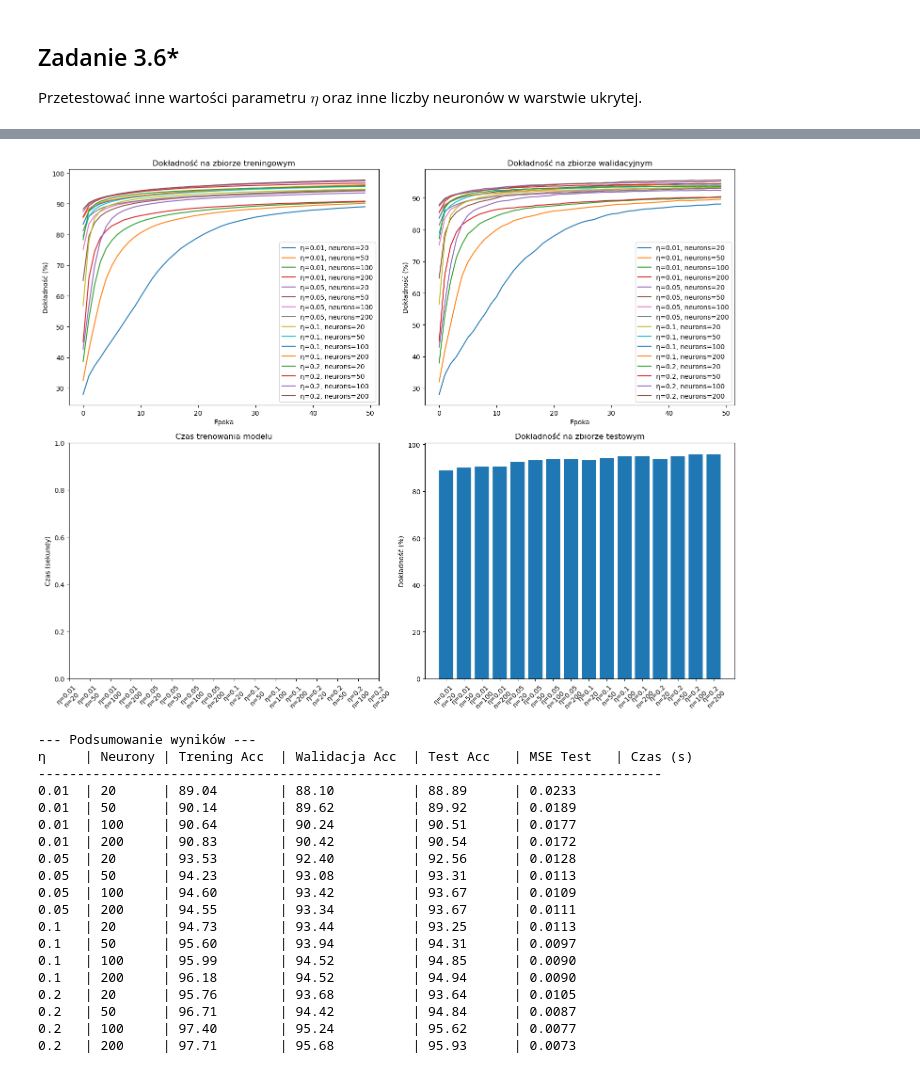
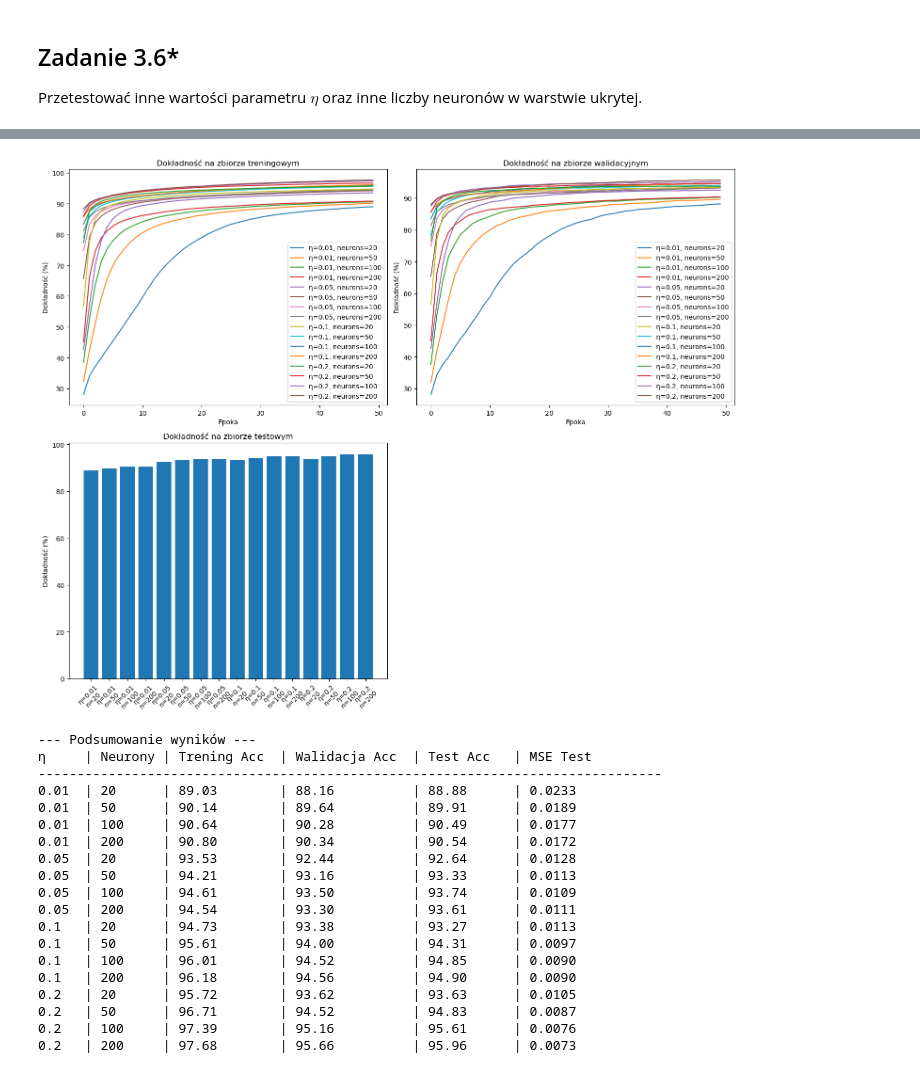
Before and after one commit to klambq/Sieci_Neuronowe_i_DL, a Jupyter notebook: laby/SNiDL_l3_v.1.0.2.ipynb, the cells around one changed output, grey strips where cells are left out. Drawn from its saved outputs; the diff is of its cells as text; code cells hidden in the pictures.

```diff
--- a/laby/SNiDL_l3_v.1.0.2.ipynb
+++ b/laby/SNiDL_l3_v.1.0.2.ipynb
@@ -30,7 +30,7 @@ Obserwując jakość modelu w trakcie uczenia go, możemy wyłapać sytuację z
 
 Czy któryś z tych efektów jest widoczny w procesie uczenia z tego zadania?
 # %%
- import numpy as np
+import numpy as np
 import matplotlib.pyplot as plt
 from sklearn.datasets import fetch_openml
 from sklearn.model_selection import train_test_split
@@ -44,7 +44,7 @@ def int_to_onehot(y, num_labels):
     ary = np.zeros((y.shape[0], num_labels))
     for i, val in enumerate(y):
         ary[i, val] = 1
-    return aryx``
+    return ary
 
 def minibatch_generator(X, y, minibatch_size):
     indices = np.arange(X.shape[0])
@@ -390,15 +390,9 @@ plt.xlabel('Epoka')
 plt.ylabel('Dokładność (%)')
 plt.legend()
 
-# Wykres czasu treningu dla różnych parametrów
+x = np.arange(len(results))
+
 plt.subplot(2, 2, 3)
-x = np.arange(len(results))
-plt.xticks(x, [f"η={r['learning_rate']}\nn={r['hidden_neurons']}" for r in results], rotation=45)
-plt.title('Czas trenowania modelu')
-plt.ylabel('Czas (sekundy)')
-
-# Wykres końcowej dokładności na zbiorze testowym
-plt.subplot(2, 2, 4)
 plt.bar(x, [r['test_acc'] for r in results])
 plt.xticks(x, [f"η={r['learning_rate']}\nn={r['hidden_neurons']}" for r in results], rotation=45)
 plt.title('Dokładność na zbiorze testowym')
@@ -407,7 +401,7 @@ plt.ylabel('Dokładność (%)')
 plt.tight_layout()
 plt.show()
 print("\n--- Podsumowanie wyników ---")
-print(f"{'η':<5} | {'Neurony':<7} | {'Trening Acc':<12} | {'Walidacja Acc':<14} | {'Test Acc':<10} | {'MSE Test':<10} | {'Czas (s)':<10}")
+print(f"{'η':<5} | {'Neurony':<7} | {'Trening Acc':<12} | {'Walidacja Acc':<14} | {'Test Acc':<10} | {'MSE Test':<10}")
 print("-" * 80)
 for r in results:
     print(f"{r['learning_rate']:<5} | {r['hidden_neurons']:<7} | {r['final_train_acc']:<12.2f} | {r['final_val_acc']:<14.2f} | {r['test_acc']:<10.2f} | {r['test_mse']:<10.4f}")
@@ -431,21 +425,21 @@ Dokładność na zbiorze testowym: 95.93%
 MSE na zbiorze testowym: 0.0073
-[figure, old version]
+[figure, new version]
 --- Podsumowanie wyników ---
-η     | Neurony | Trening Acc  | Walidacja Acc  | Test Acc   | MSE Test   | Czas (s)
+η     | Neurony | Trening Acc  | Walidacja Acc  | Test Acc   | MSE Test
 --------------------------------------------------------------------------------
-0.01  | 20      | 89.04        | 88.10          | 88.89      | 0.0233
-0.01  | 50      | 90.14        | 89.62          | 89.92      | 0.0189
-0.01  | 100     | 90.64        | 90.24          | 90.51      | 0.0177
-0.01  | 200     | 90.83        | 90.42          | 90.54      | 0.0172
-0.05  | 20      | 93.53        | 92.40          | 92.56      | 0.0128
-0.05  | 50      | 94.23        | 93.08          | 93.31      | 0.0113
-0.05  | 100     | 94.60        | 93.42          | 93.67      | 0.0109
-0.05  | 200     | 94.55        | 93.34          | 93.67      | 0.0111
-0.1   | 20      | 94.73        | 93.44          | 93.25      | 0.0113
-0.1   | 50      | 95.60        | 93.94          | 94.31      | 0.0097
-0.1   | 100     | 95.99        | 94.52          | 94.85      | 0.0090
-0.1   | 200     | 96.18        | 94.52          | 94.94      | 0.0090
-0.2   | 20      | 95.76        | 93.68          | 93.64      | 0.0105
-0.2   | 50      | 96.71        | 94.42          | 94.84      | 0.0087
-0.2   | 100     | 97.40        | 95.24          | 95.62      | 0.0077
-0.2   | 200     | 97.71        | 95.68          | 95.93      | 0.0073
+0.01  | 20      | 89.03        | 88.16          | 88.88      | 0.0233
+0.01  | 50      | 90.14        | 89.64          | 89.91      | 0.0189
+0.01  | 100     | 90.64        | 90.28          | 90.49      | 0.0177
+0.01  | 200     | 90.80        | 90.34          | 90.54      | 0.0172
+0.05  | 20      | 93.53        | 92.44          | 92.64      | 0.0128
+0.05  | 50      | 94.21        | 93.16          | 93.33      | 0.0113
+0.05  | 100     | 94.61        | 93.50          | 93.74      | 0.0109
+0.05  | 200     | 94.54        | 93.30          | 93.61      | 0.0111
+0.1   | 20      | 94.73        | 93.38          | 93.27      | 0.0113
+0.1   | 50      | 95.61        | 94.00          | 94.31      | 0.0097
+0.1   | 100     | 96.01        | 94.52          | 94.85      | 0.0090
+0.1   | 200     | 96.18        | 94.56          | 94.90      | 0.0090
+0.2   | 20      | 95.72        | 93.62          | 93.63      | 0.0105
+0.2   | 50      | 96.71        | 94.52          | 94.83      | 0.0087
+0.2   | 100     | 97.39        | 95.16          | 95.61      | 0.0076
+0.2   | 200     | 97.68        | 95.66          | 95.96      | 0.0073
```
Also changed, not shown: parts of 4 cells of this notebook.
